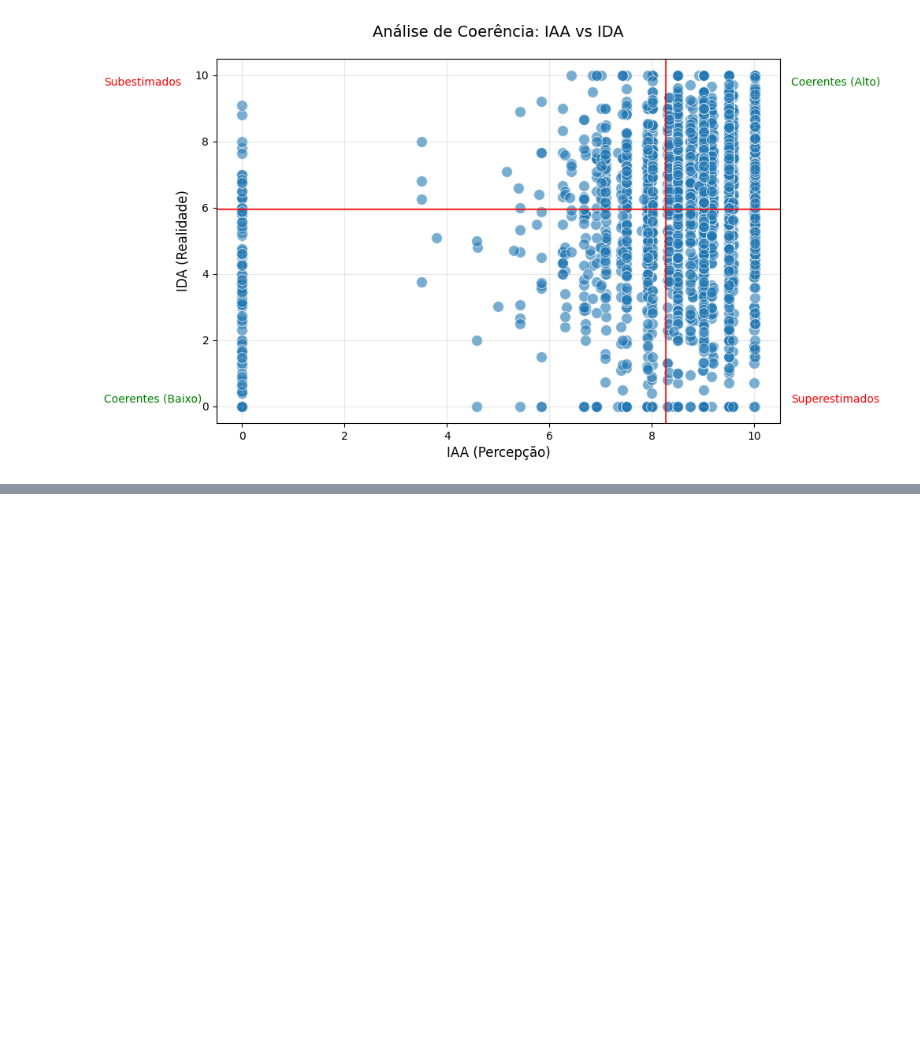
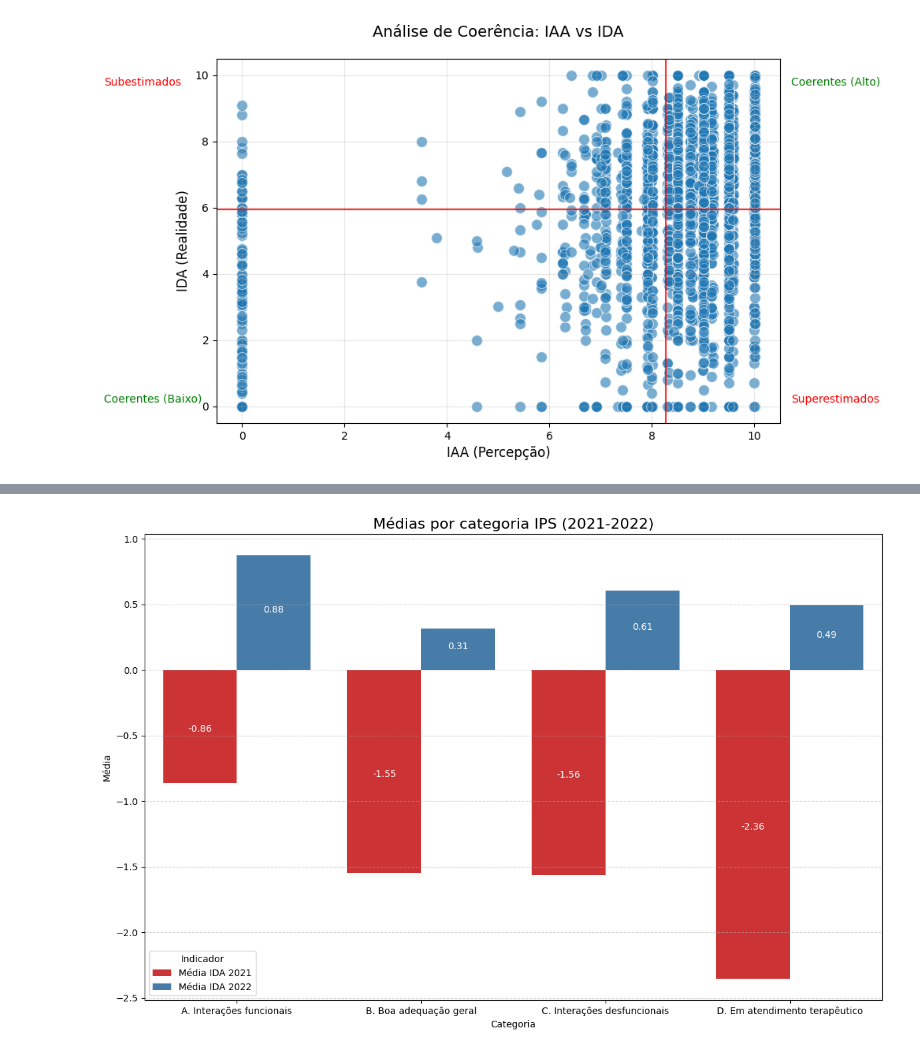
Before and after one commit to Guilhermecst/Datathon-Passos-Magicos, a Jupyter notebook: notebooks/AED_PEDE.ipynb, the cells around one changed output, grey strips where cells are left out. Cells and saved outputs as stored; diff of their text form; code cells hidden in the pictures; blank space fills up the shorter version.

```diff
--- a/notebooks/AED_PEDE.ipynb
+++ b/notebooks/AED_PEDE.ipynb
@@ -405,0 +414,5 @@ A grande maioria dos pontos está concentrada entre os valores 8 e 10 do IAA. Is
+# %%
+df['DELTA_IDA_2021'] = df['IDA_2021'] - df['IDA_2020']
+df['DELTA_IDA_2022'] = df['IDA_2022'] - df['IDA_2021']
+df['DELTA_IEG_2021'] = df['IEG_2021'] - df['IEG_2020']
+df['DELTA_IEG_2022'] = df['IEG_2022'] - df['IEG_2021']
@@ -405,0 +473,3 @@ A grande maioria dos pontos está concentrada entre os valores 8 e 10 do IAA. Is
+# %%
+media_IDA_2021_por_categ = df.groupby(by='categoria_IPS_2020')['DELTA_IDA_2021'].mean()
+media_IDA_2021_por_categ
@@ -405,0 +484,3 @@ A grande maioria dos pontos está concentrada entre os valores 8 e 10 do IAA. Is
+# %%
+media_IDA_2022_por_categ = df.groupby(by='categoria_IPS_2021')['DELTA_IDA_2022'].mean()
+media_IDA_2022_por_categ
@@ -405,0 +495,31 @@ A grande maioria dos pontos está concentrada entre os valores 8 e 10 do IAA. Is
+# %%
+plot_df = pd.DataFrame({
+    'media_IDA_2021': media_IDA_2021_por_categ.values,
+    'media_IDA_2022': media_IDA_2022_por_categ.values,
+}, index=media_IDA_2021_por_categ.index)
+
+plot_df = plot_df.reset_index(names='Categoria')
+plot_df = plot_df.melt(id_vars='Categoria', var_name='Indicador_Ano', value_name='Media')
+plot_df = plot_df[plot_df['Categoria'] != 'Sem categoria']
+
+legend_map = {
+    'media_IDA_2021': 'Média IDA 2021',
+    'media_IDA_2022': 'Média IDA 2022'
+}
+plot_df['Indicador_Ano'] = plot_df['Indicador_Ano'].map(legend_map)
+
+plt.figure(figsize=(12, 8))
+ax = sns.barplot(data=plot_df, x='Categoria', y='Media', hue='Indicador_Ano', palette='Set1')
+
+for container in ax.containers:
+    ax.bar_label(container, padding=3, label_type='center', fmt='%.2f', color='white')
+
+plt.title('Médias por categoria IPS (2021-2022)', fontsize=16)
+plt.xticks(rotation=0)
+plt.ylabel('Média')
+plt.legend(title='Indicador', loc='lower left')
+plt.grid(axis='y', linestyle='--', alpha=0.5)
+plt.tight_layout()
+plt.show()
+# %% [output]
+[figure, added]
```
Also changed, not shown: parts of 29 cells of this notebook.
